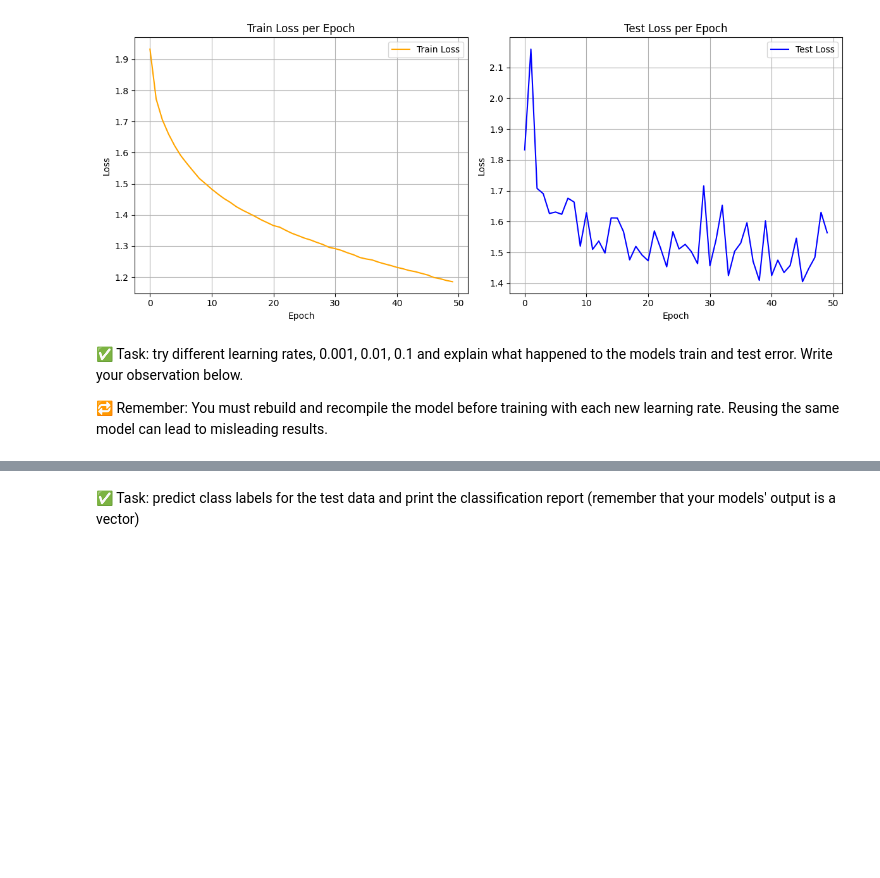
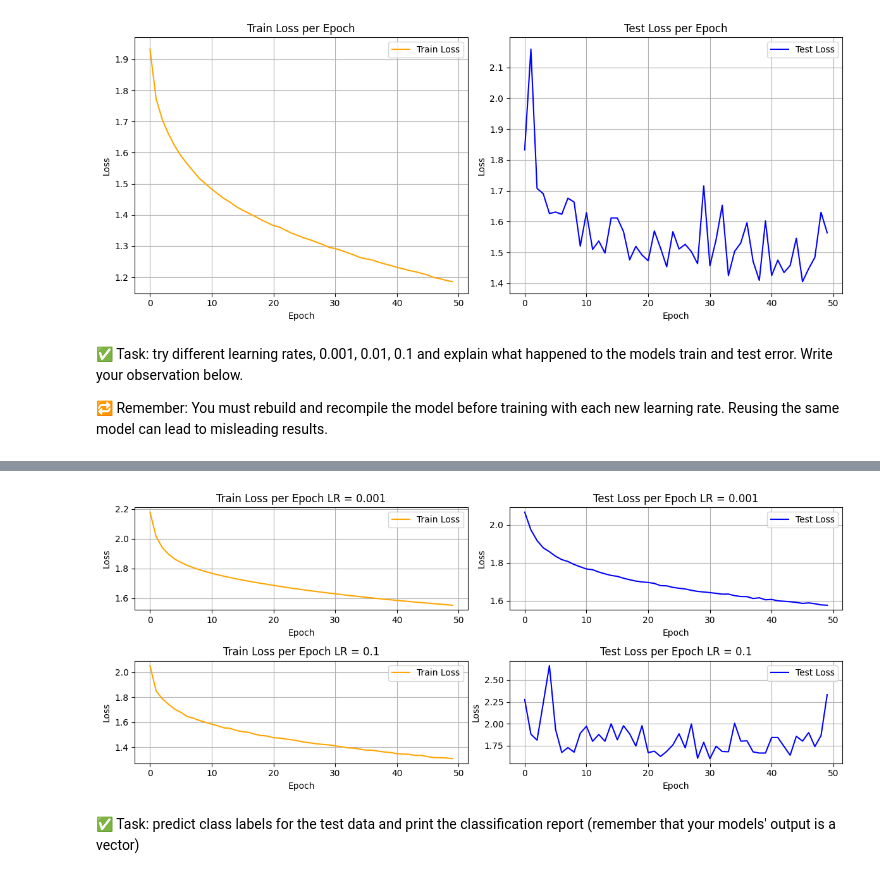
Before and after one commit to larrydinh/DataMining, a Jupyter notebook: NeuralNetWorks_fromLR_to_NN.ipynb, the cells around one changed output, grey strips where cells are left out. Drawn from its saved outputs; the diff is of its cells as text; code cells hidden in the pictures; blank space fills up the shorter version.

Commit message:
NN optimizer with different learning rate in nn.compile

```diff
--- a/NeuralNetWorks_fromLR_to_NN.ipynb
+++ b/NeuralNetWorks_fromLR_to_NN.ipynb
@@ -393,0 +546,39 @@ answer = """
+# %%
+fig, axs = plt.subplots(2, 2, figsize=(12, 5))
+
+# Plot Train Loss for learning rate = 0.001
+axs[0,0].plot(history2.history['loss'], label='Train Loss', color='orange')
+axs[0,0].set_title('Train Loss per Epoch LR = 0.001')
+axs[0,0].set_xlabel('Epoch')
+axs[0,0].set_ylabel('Loss')
+axs[0,0].legend()
+axs[0,0].grid(True)
+
+# Plot Test (Validation) Loss
+axs[0, 1].plot(history2.history['val_loss'], label='Test Loss', color='blue')
+axs[0, 1].set_title('Test Loss per Epoch LR = 0.001')
+axs[0, 1].set_xlabel('Epoch')
+axs[0, 1].set_ylabel('Loss')
+axs[0, 1].legend()
+axs[0, 1].grid(True)
+
+# Plot Train Loss
+axs[1,0].plot(history3.history['loss'], label='Train Loss', color='orange')
+axs[1,0].set_title('Train Loss per Epoch LR = 0.1')
+axs[1,0].set_xlabel('Epoch')
+axs[1,0].set_ylabel('Loss')
+axs[1,0].legend()
+axs[1,0].grid(True)
+
+# Plot Test (Validation) Loss
+axs[1,1].plot(history3.history['val_loss'], label='Test Loss', color='blue')
+axs[1,1].set_title('Test Loss per Epoch LR = 0.1')
+axs[1,1].set_xlabel('Epoch')
+axs[1,1].set_ylabel('Loss')
+axs[1,1].legend()
+axs[1,1].grid(True)
+# Adjust layout
+plt.tight_layout()
+plt.show()
+# %% [output]
+[figure, added]
```
Also changed, not shown: parts of 4 cells of this notebook.
